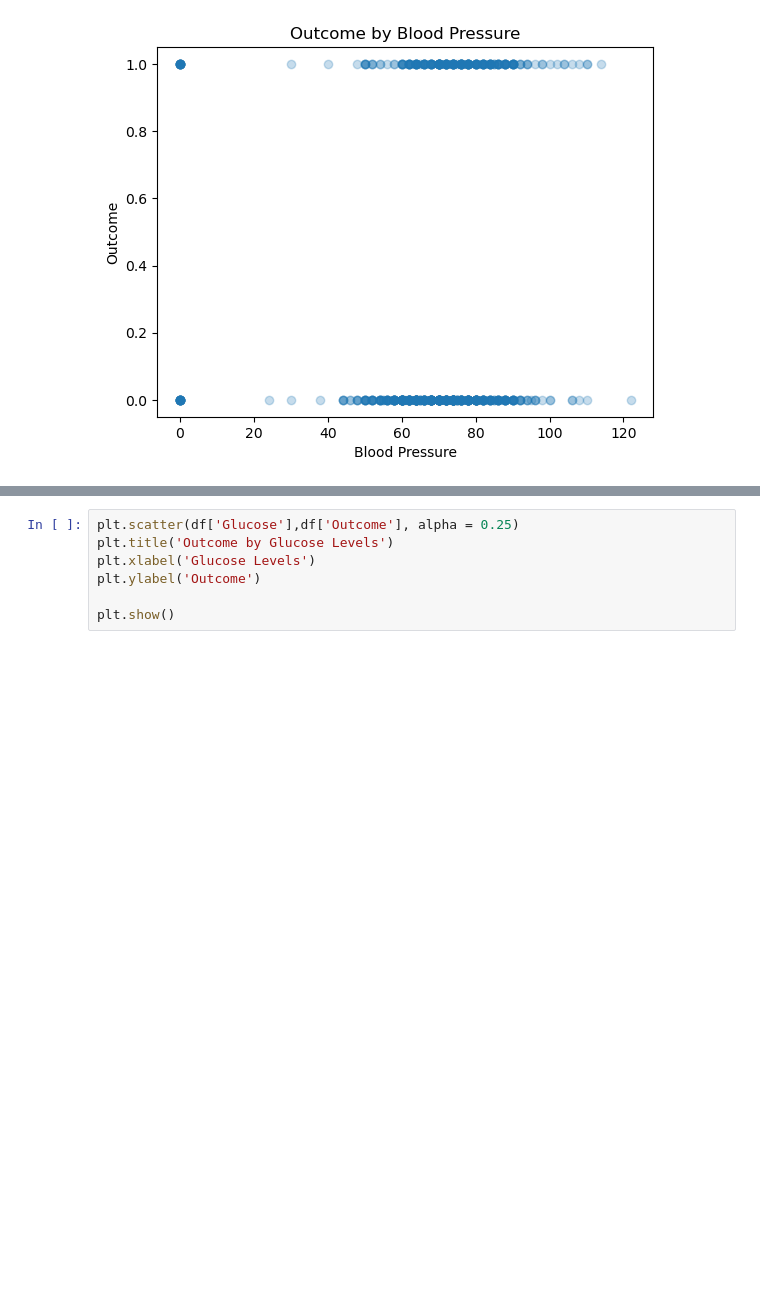
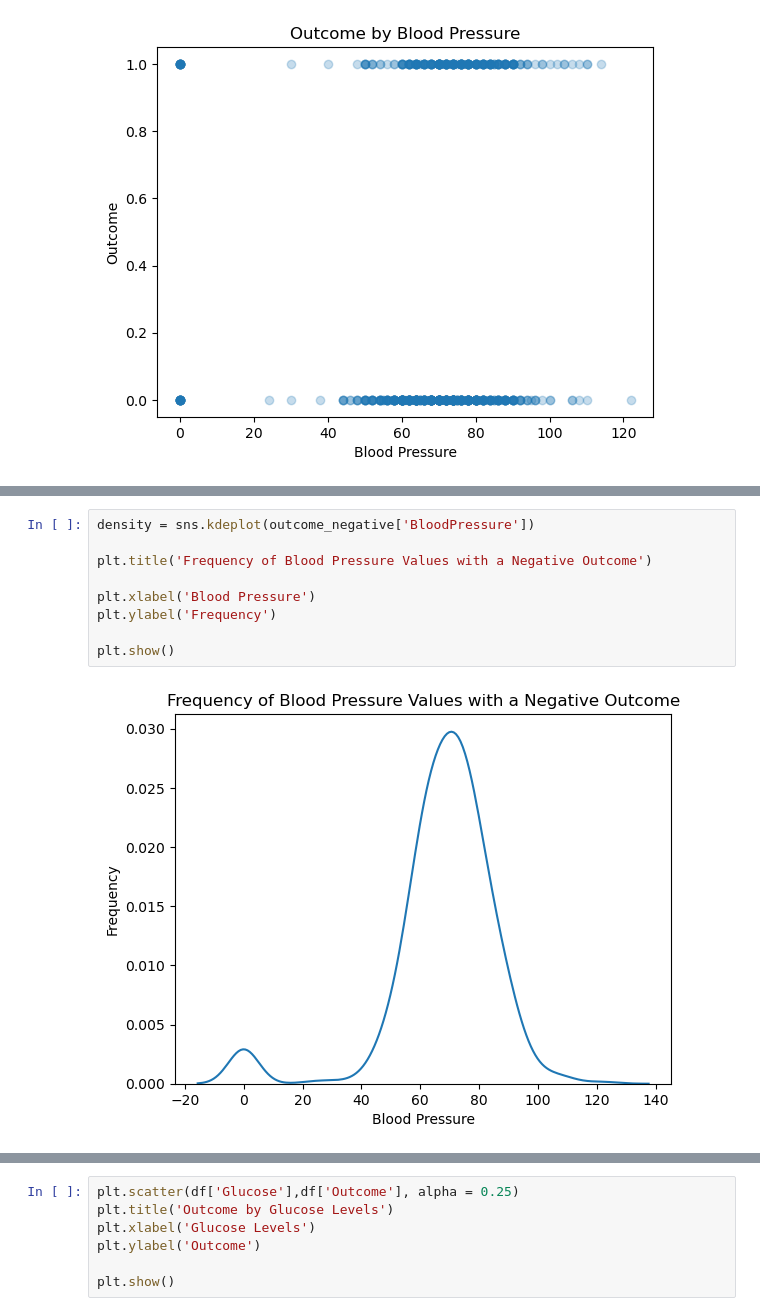
Before and after one commit to cmcghee152/Coolest-ML-Final, a Jupyter notebook: ML_Final2.ipynb, the cells around one changed output, grey strips where cells are left out. Saved outputs shown, nothing was run; the diff lists cells and outputs as text; blank space fills up the shorter version.

```diff
--- a/ML_Final2.ipynb
+++ b/ML_Final2.ipynb
@@ -110,0 +133,11 @@ plt.show()
+# %%
+density = sns.kdeplot(outcome_negative['BloodPressure'])
+
+plt.title('Frequency of Blood Pressure Values with a Negative Outcome')
+
+plt.xlabel('Blood Pressure')
+plt.ylabel('Frequency')
+
+plt.show()
+# %% [output]
+[figure, added]
```
Also changed, not shown: parts of 24 cells of this notebook.
